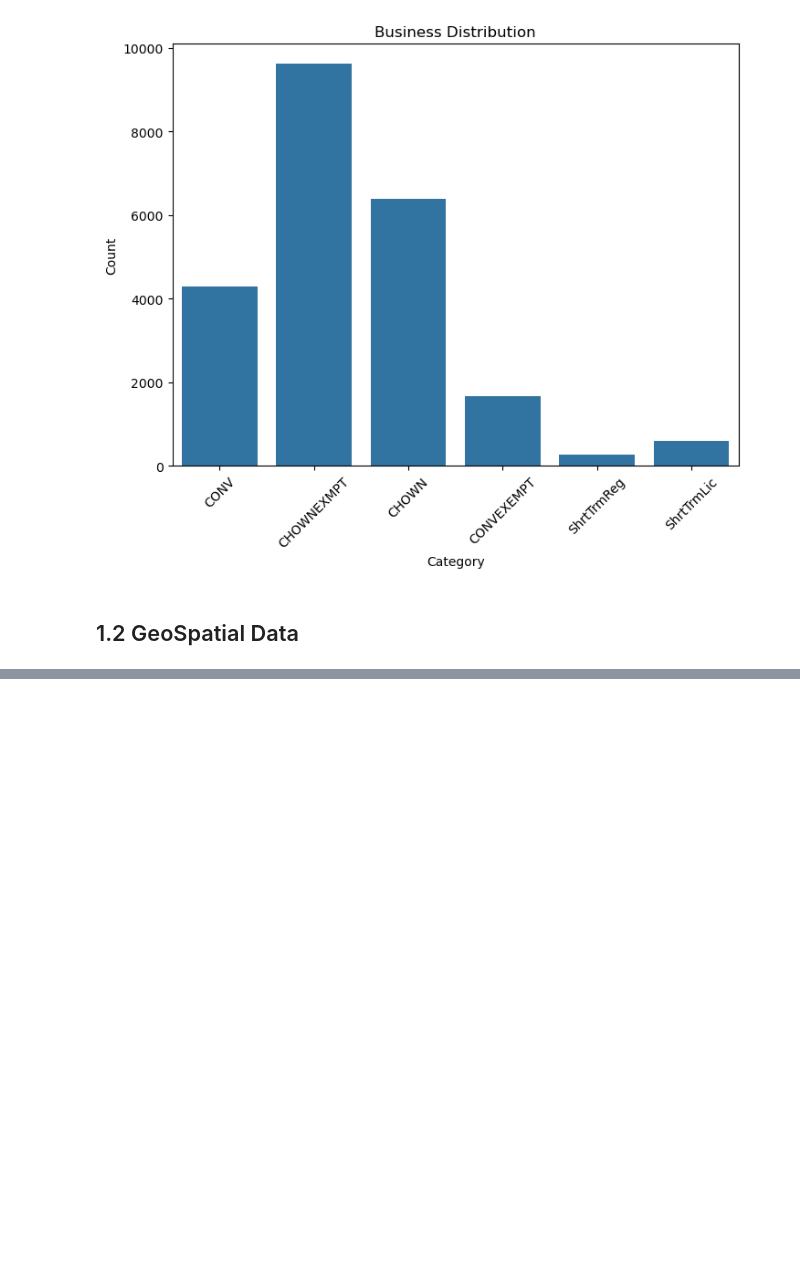
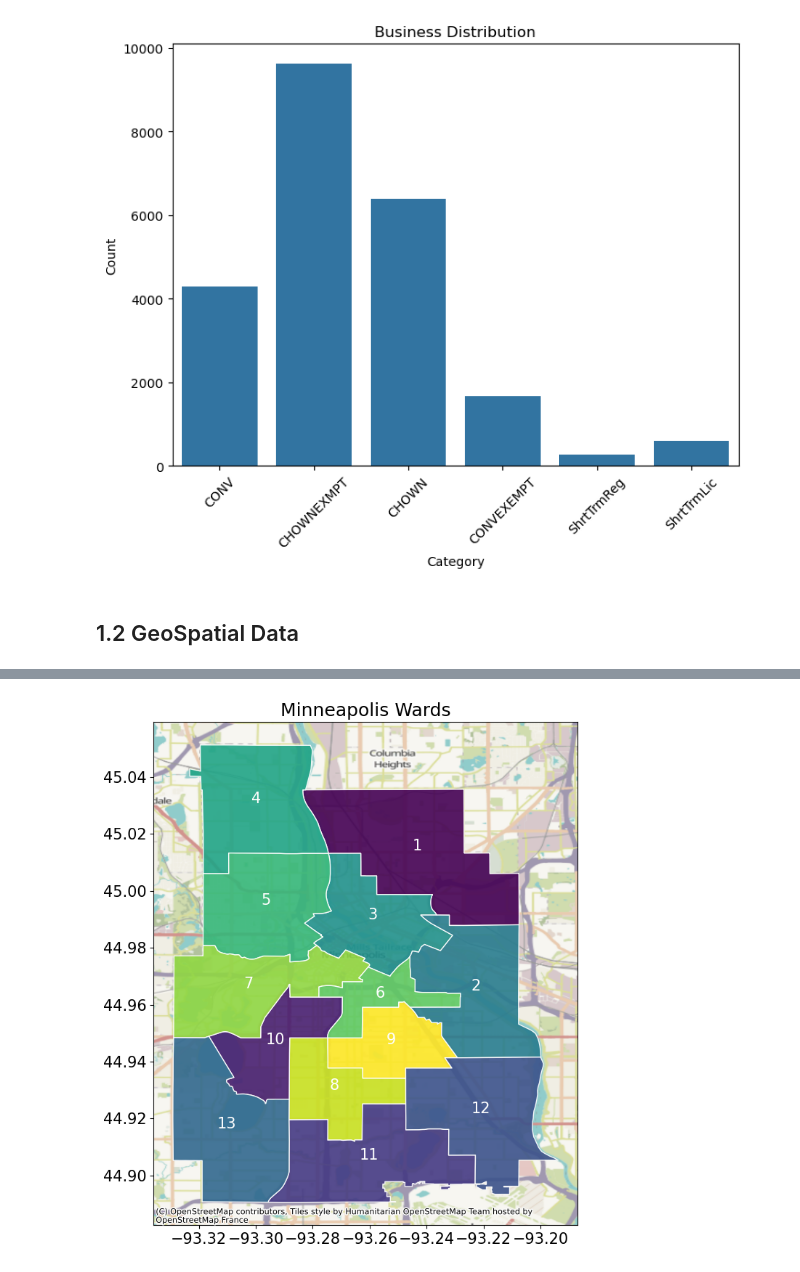
Before and after one commit to kymayodeji/mpls, a Jupyter notebook: eda business.ipynb, the cells around one changed output, grey strips where cells are left out. Drawn from its saved outputs; the diff is of its cells as text; code cells hidden in the pictures; blank space fills up the shorter version.

```diff
--- a/eda business.ipynb
+++ b/eda business.ipynb
@@ -180,0 +337,14 @@ Index(['FID', 'BDNUM', 'Shape_STAr', 'Shape_STLe', 'SHAPE_Leng', 'SHAPE_Area',
+# %%
+plt.rcParams.update({'font.size': 15})
+fig, ax = plt.subplots(figsize=(18, 9))
+mpls_df.plot(column ='ward_str', alpha=0.9, legend=False,      #plotting geometry data
+        edgecolor = 'white', cmap='viridis', ax=ax)
+mpls_df.apply(lambda x: ax.annotate(text = x['ward_str'],      #annotations
+                               xy = x.geometry.centroid.coords[0],
+                               color = 'white',
+                               ha = 'center'), axis = 1)
+ax = contextily.add_basemap(ax, crs=mpls_df.crs.to_string())
+plt.title('Minneapolis Wards')
+plt.show()
+# %% [output]
+[figure, added]
```
Also changed, not shown: parts of 38 cells of this notebook, 2 other files.
